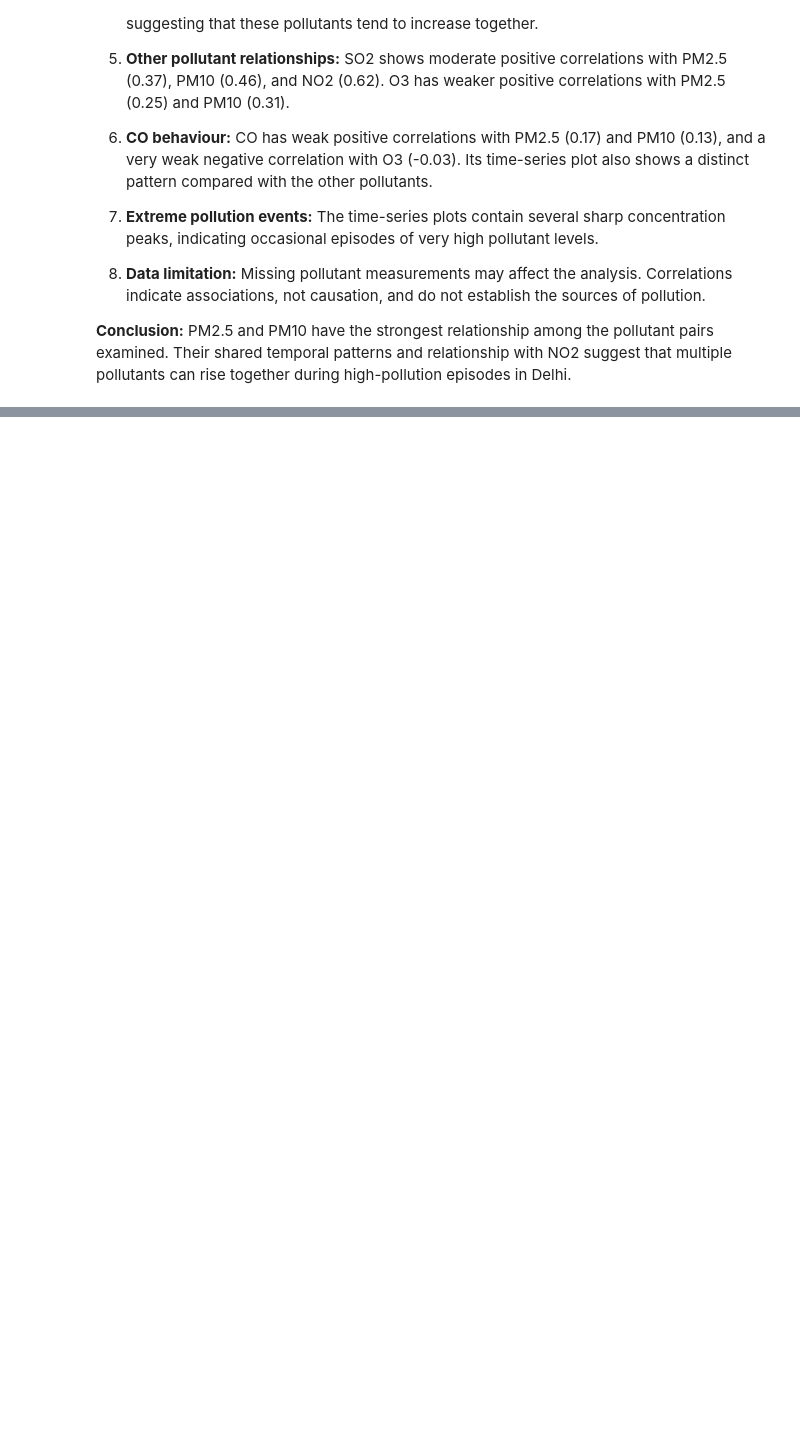
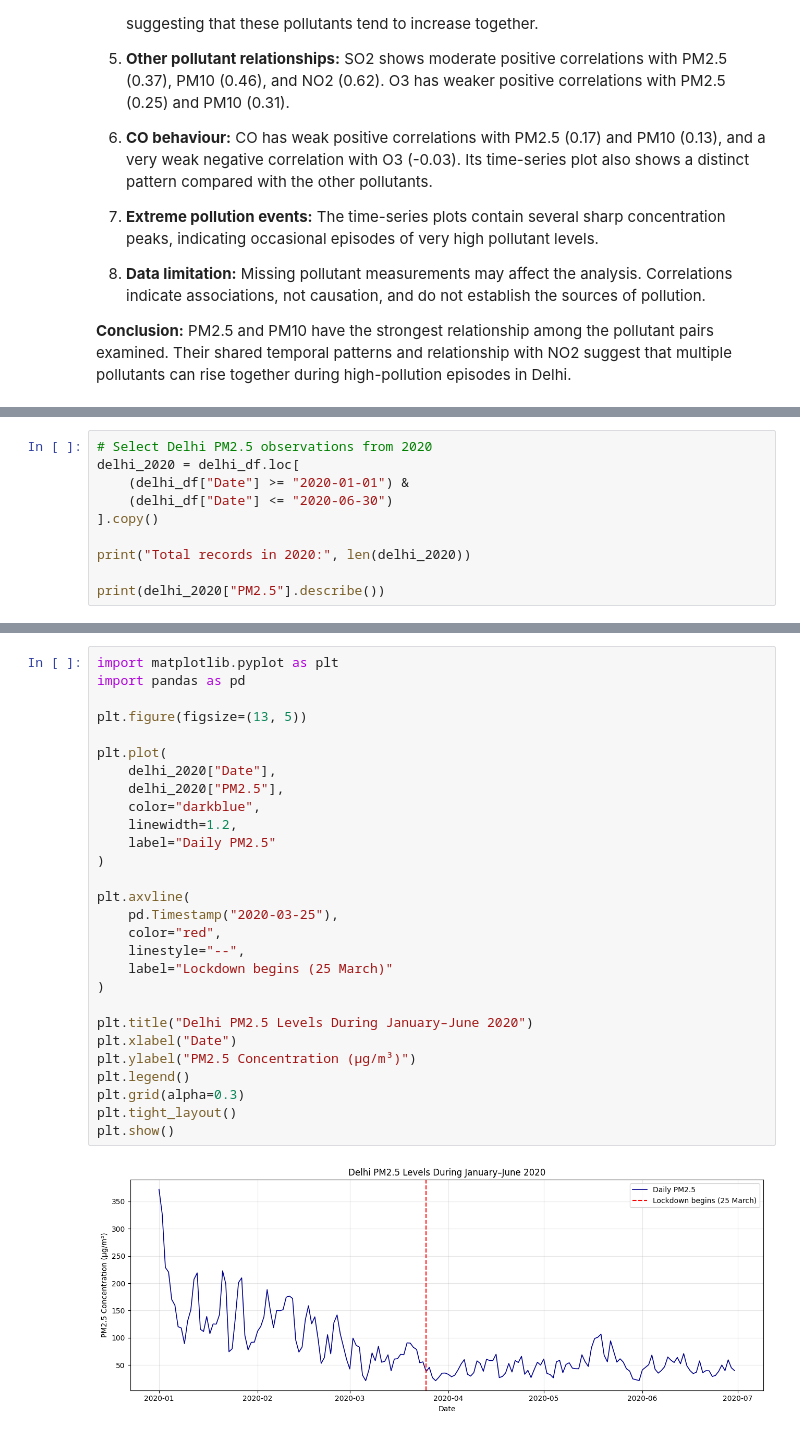
Before and after one commit to ajain347/NextDay-Air-quality-index_predictor, a Jupyter notebook: notebooks/01-eda.ipynb, the cells around one changed output, grey strips where cells are left out. Cells and saved outputs as stored; diff of their text form; blank space fills up the shorter version.

```diff
--- a/notebooks/01-eda.ipynb
+++ b/notebooks/01-eda.ipynb
@@ -842,0 +970,10 @@ plt.show()
+# %%
+# Select Delhi PM2.5 observations from 2020
+delhi_2020 = delhi_df.loc[
+    (delhi_df["Date"] >= "2020-01-01") &
+    (delhi_df["Date"] <= "2020-06-30")
+].copy()
+
+print("Total records in 2020:", len(delhi_2020))
+
+print(delhi_2020["PM2.5"].describe())
@@ -842,0 +991,30 @@ plt.show()
+# %%
+import matplotlib.pyplot as plt
+import pandas as pd
+
+plt.figure(figsize=(13, 5))
+
+plt.plot(
+    delhi_2020["Date"],
+    delhi_2020["PM2.5"],
+    color="darkblue",
+    linewidth=1.2,
+    label="Daily PM2.5"
+)
+
+plt.axvline(
+    pd.Timestamp("2020-03-25"),
+    color="red",
+    linestyle="--",
+    label="Lockdown begins (25 March)"
+)
+
+plt.title("Delhi PM2.5 Levels During January–June 2020")
+plt.xlabel("Date")
+plt.ylabel("PM2.5 Concentration (µg/m³)")
+plt.legend()
+plt.grid(alpha=0.3)
+plt.tight_layout()
+plt.show()
+# %% [output]
+[figure, added]
```
Also changed, not shown: parts of 46 cells of this notebook.
